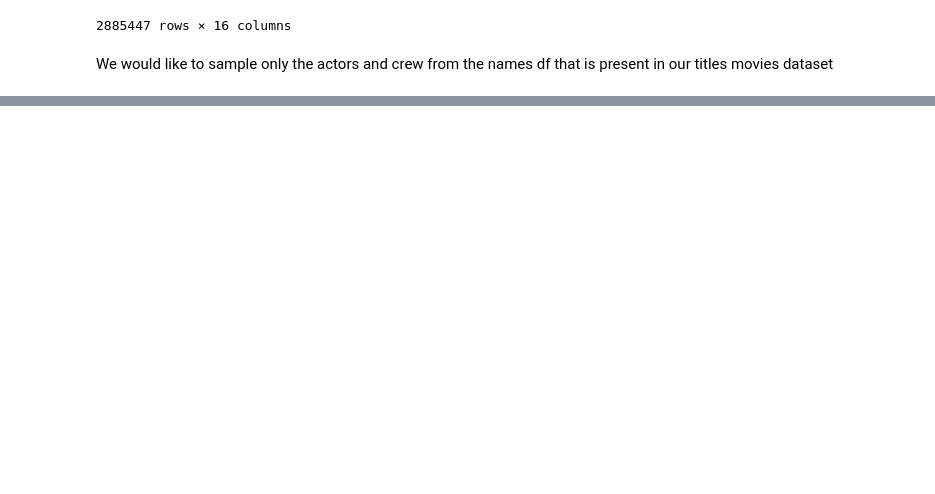
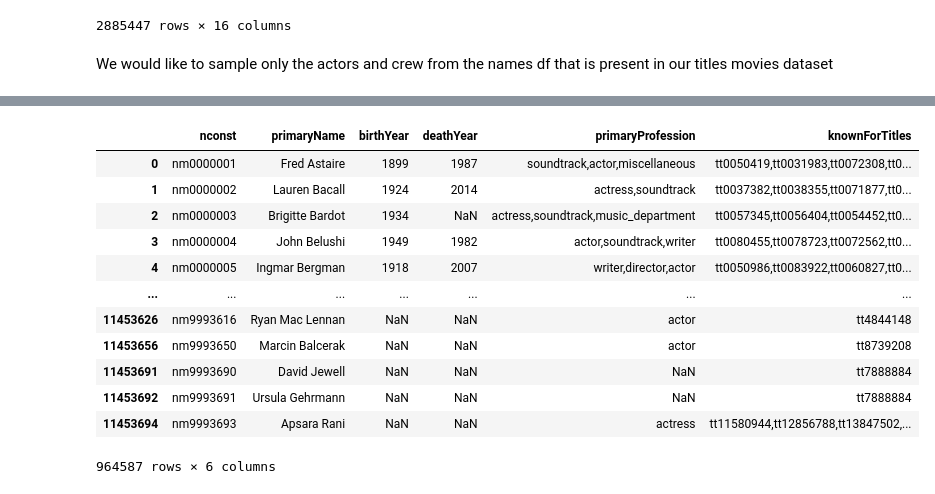
Before and after one commit to tanmaygadgil/imdb-analysis, a Jupyter notebook: Data Sampling.ipynb, the cells around one changed output, grey strips where cells are left out. Drawn from its saved outputs; the diff is of its cells as text; code cells hidden in the pictures; blank space fills up the shorter version.

```diff
--- a/EDA.ipynb
+++ b/Data Sampling.ipynb
@@ -598,0 +678,16 @@ movie_titles =
+# %%
+name_basics_df
+# %% [output]
+|  | nconst | primaryName | birthYear | deathYear | primaryProfession | knownForTitles |
+| 0 | nm0000001 | Fred Astaire | 1899 | 1987 | soundtrack,actor,miscellaneous | tt0050419,tt0031983,tt0072308,tt0... |
+| 1 | nm0000002 | Lauren Bacall | 1924 | 2014 | actress,soundtrack | tt0037382,tt0038355,tt0071877,tt0... |
+| 2 | nm0000003 | Brigitte Bardot | 1934 | NaN | actress,soundtrack,music_department | tt0057345,tt0056404,tt0054452,tt0... |
+| 3 | nm0000004 | John Belushi | 1949 | 1982 | actor,soundtrack,writer | tt0080455,tt0078723,tt0072562,tt0... |
+| 4 | nm0000005 | Ingmar Bergman | 1918 | 2007 | writer,director,actor | tt0050986,tt0083922,tt0060827,tt0... |
+| ... | ... | ... | ... | ... | ... | ... |
+| 11453626 | nm9993616 | Ryan Mac Lennan | NaN | NaN | actor | tt4844148 |
+| 11453656 | nm9993650 | Marcin Balcerak | NaN | NaN | actor | tt8739208 |
+| 11453691 | nm9993690 | David Jewell | NaN | NaN | NaN | tt7888884 |
+| 11453692 | nm9993691 | Ursula Gehrmann | NaN | NaN | NaN | tt7888884 |
+| 11453694 | nm9993693 | Apsara Rani | NaN | NaN | actress | tt11580944,tt12856788,tt13847502,... |
+964587 rows × 6 columns
```
Also changed, not shown: parts of 23 cells of this notebook.
